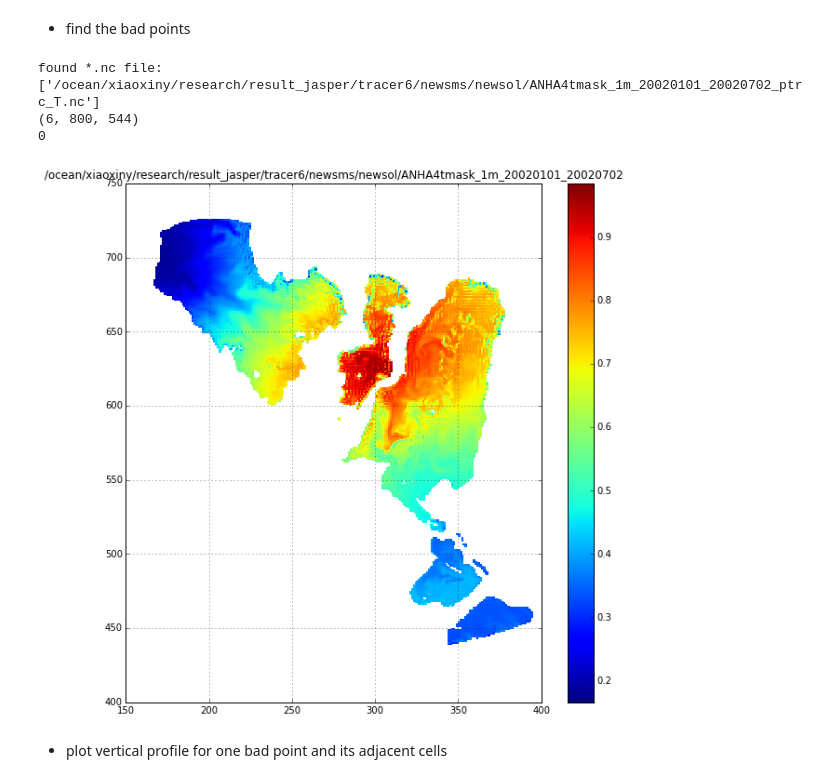
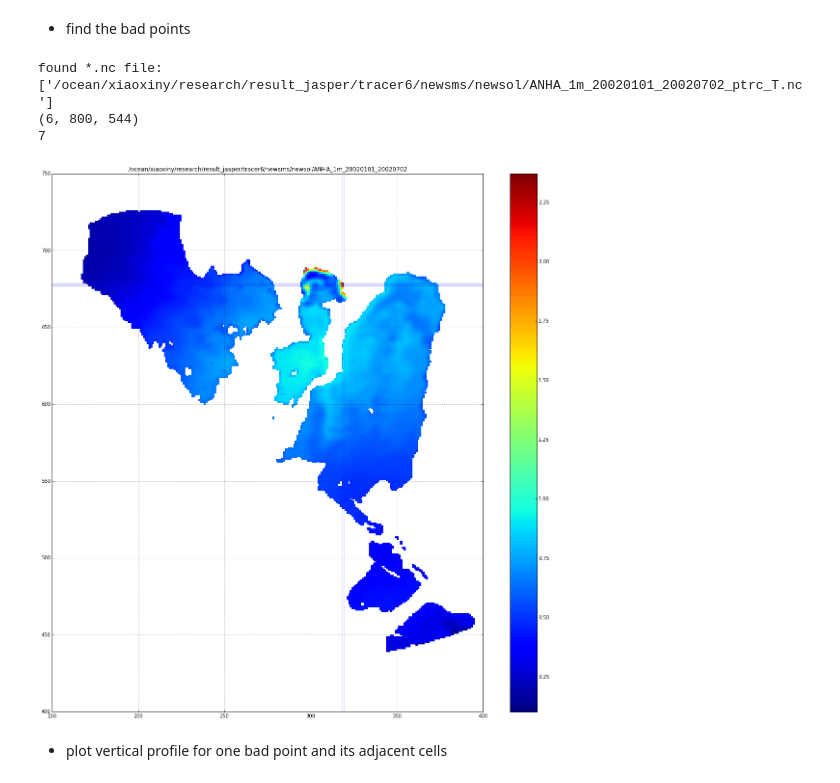
Before and after one commit to UBC-MOAD/analysis-cindy, a Jupyter notebook: notebooks/ANHA4-result/Add_tmask_in_trcsms/mesh_mask_plot.ipynb, the cells around one changed output. Cells and saved outputs as stored; diff of their text form; code cells hidden in the pictures.

```diff
--- a/notebooks/ANHA4-result/Add_tmask_in_trcsms/mesh_mask_plot.ipynb
+++ b/notebooks/ANHA4-result/Add_tmask_in_trcsms/mesh_mask_plot.ipynb
@@ -96,7 +97,7 @@ print (e3w[0,1:,22,33]+e3w[0,:-1,22,33])/2
 # %% [markdown]
 * find the bad points
 # %%
-nc_filename=sorted(glob.glob('/ocean/xiaoxiny/research/result_jasper/tracer6/newsms/newsol/*ANHA*_ptrc_T*.nc'))
+nc_filename=sorted(glob.glob('/ocean/xiaoxiny/research/result_jasper/tracer6/newsms/newsol/*ANHA_*_ptrc_T*.nc'))
 print("found *.nc file: \n{}".format(nc_filename))
 
 ptrc=nc.Dataset(nc_filename[0])
@@ -106,39 +107,43 @@ TR_7=ptrc.variables['TR_7'][:,:,:,:];TR_8=ptrc.variables['TR_8'][:,:,:,:]
 TR_9=ptrc.variables['TR_9'][:,:,:,:];TR_10=ptrc.variables['TR_10'][:,:,:,:]
 dep = ptrc.variables['deptht'][:]
 
-fig = plt.figure(figsize=(10,10))
+fig = plt.figure(figsize=(20,20))
 for k in range (len(nc_filename)):
     ptrc=nc.Dataset(nc_filename[k])
     TR_7=ptrc.variables['TR_8'][:,42,:,:]#[:,:,::10,:10]
     TR_7=np.ma.masked_where(TR_7<= 0, TR_7)
     TR_7=np.ma.masked_where(np.isnan(TR_7),TR_7)
     print TR_7.shape
 
     ii=[]
     jj=[]
     timestep=-1
     for i in range (len(TR_7[0,:,0])):
         for j in range (len(TR_7[0,0,:])):
             if TR_7[timestep,i,j]>2:
                 ii.append(i)
                 jj.append(j)
 
     ax = fig.add_subplot(1,len(nc_filename),k+1)
     plt.pcolor(TR_7[timestep,:,:])
     plt.colorbar()
     print len(jj)
     plt.scatter(jj,ii,color='grey',s=10)
     plt.title('%s'%nc_filename[k][0:-10])
     plt.grid(True)
+    plt.axhline(y=677)
+    plt.axhline(y=678)
+    plt.axvline(x=318)
+    plt.axvline(x=319)
     plt.xlim([150,400])
     plt.ylim([400,750])
 plt.show()
 # %% [output]
 found *.nc file:
-['/ocean/xiaoxiny/research/result_jasper/tracer6/newsms/newsol/ANHA4tmask_1m_20020101_20020702_ptrc_T.nc']
+['/ocean/xiaoxiny/research/result_jasper/tracer6/newsms/newsol/ANHA_1m_20020101_20020702_ptrc_T.nc']
 (6, 800, 544)
-0
+7
-[figure, old version]
+[figure, new version]
 # %% [markdown]
 * plot vertical profile for one bad point and its adjacent cells
 # %%
```
Also changed, not shown: parts of 4 cells of this notebook, 2 other files.
